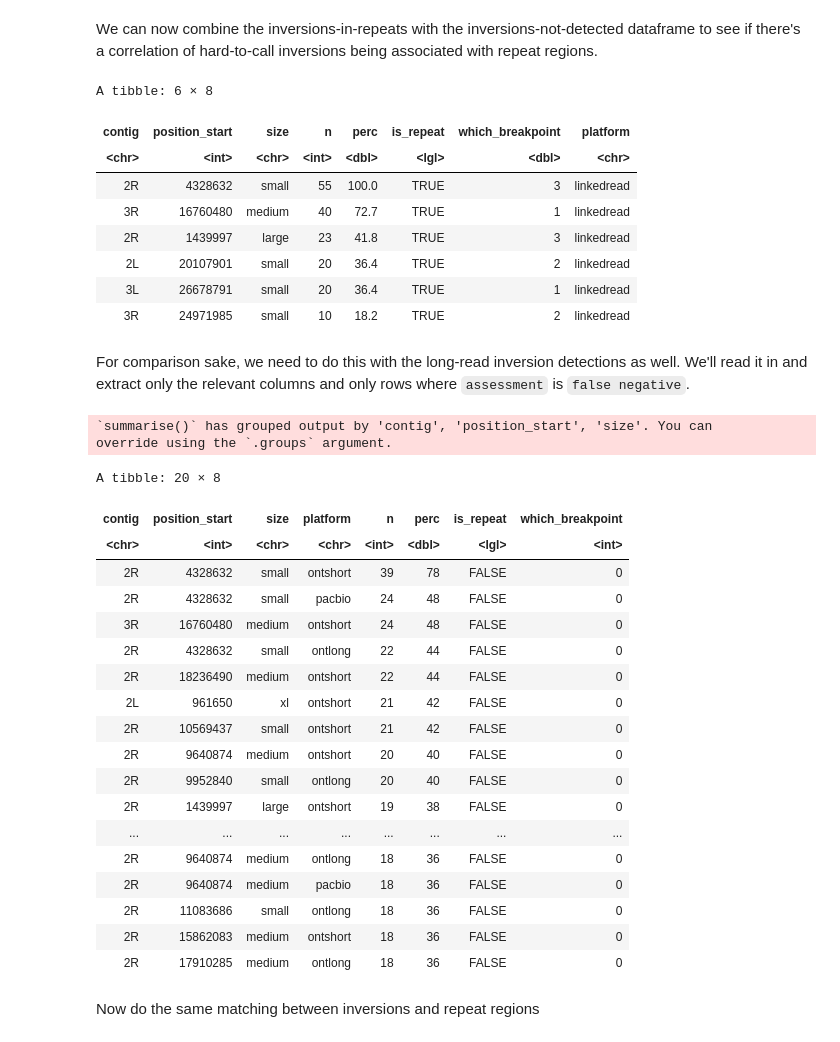
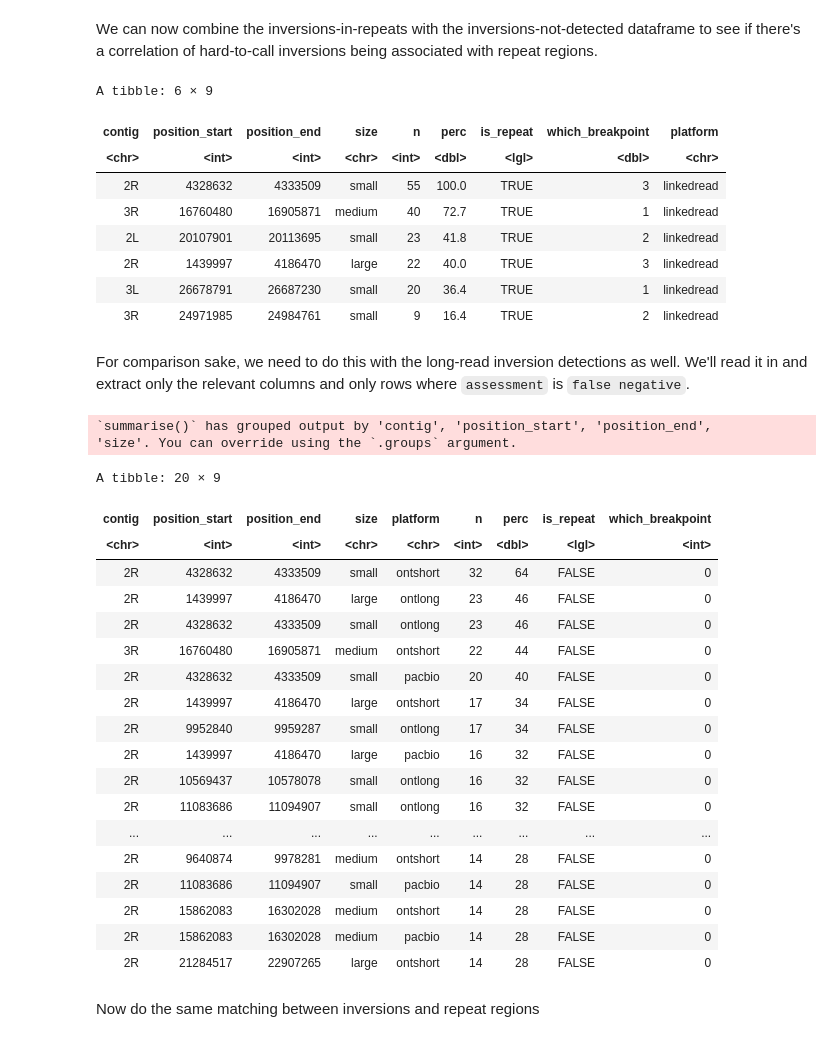
Before and after one commit to pdimens/haplotagging_simulations, a Jupyter notebook: dmel_genome/inversion_repeats_check.ipynb, the cells around one changed output. Saved outputs shown, nothing was run; the diff lists cells and outputs as text; code cells hidden in the pictures.

```diff
--- a/dmel_genome/inversion_repeats_check.ipynb
+++ b/dmel_genome/inversion_repeats_check.ipynb
@@ -133,57 +133,57 @@ for(i in 1:nrow(false_neg)){
     )
     if(length(query) > 0) {
         false_neg$is_repeat[i] <- TRUE
-        false_neg$which_breakpoint[i] <- are_repeats$which_breakpoints[query]
+        false_neg$which_breakpoint[i] <- are_repeats$which_breakpoint[query]
     }
 }
 false_neg$platform <- "linkedread"
 head(arrange(false_neg, desc(is_repeat)))
 # %% [output]
-A tibble: 6 × 8
+A tibble: 6 × 9
-| contig | position_start | size | n | perc | is_repeat | which_breakpoint | platform |
-| <chr> | <int> | <chr> | <int> | <dbl> | <lgl> | <dbl> | <chr> |
-| 2R | 4328632 | small | 55 | 100.0 | TRUE | 3 | linkedread |
-| 3R | 16760480 | medium | 40 | 72.7 | TRUE | 1 | linkedread |
-| 2R | 1439997 | large | 23 | 41.8 | TRUE | 3 | linkedread |
-| 2L | 20107901 | small | 20 | 36.4 | TRUE | 2 | linkedread |
-| 3L | 26678791 | small | 20 | 36.4 | TRUE | 1 | linkedread |
-| 3R | 24971985 | small | 10 | 18.2 | TRUE | 2 | linkedread |
+| contig | position_start | position_end | size | n | perc | is_repeat | which_breakpoint | platform |
+| <chr> | <int> | <int> | <chr> | <int> | <dbl> | <lgl> | <dbl> | <chr> |
+| 2R | 4328632 | 4333509 | small | 55 | 100.0 | TRUE | 3 | linkedread |
+| 3R | 16760480 | 16905871 | medium | 40 | 72.7 | TRUE | 1 | linkedread |
+| 2L | 20107901 | 20113695 | small | 23 | 41.8 | TRUE | 2 | linkedread |
+| 2R | 1439997 | 4186470 | large | 22 | 40.0 | TRUE | 3 | linkedread |
+| 3L | 26678791 | 26687230 | small | 20 | 36.4 | TRUE | 1 | linkedread |
+| 3R | 24971985 | 24984761 | small | 9 | 16.4 | TRUE | 2 | linkedread |
 # %% [markdown]
 For comparison sake, we need to do this with the long-read inversion detections as well. We'll read it in and extract only the relevant columns and only rows where `assessment` is `false negative`.
 # %%
 long_inv <- read.csv("../longread_workflow/longread.sv.assessment", header = T)
-false_neg_long <- group_by(long_inv[,c(2:5, 8,10)], contig, position_start, size, platform) %>%
+false_neg_long <- group_by(long_inv[,c(2:5, 8,10)], contig, position_start, position_end, size, platform) %>%
     mutate(perc = round(sum(assessment == "false negative")/length(assessment) * 100,1)) %>%
     filter(assessment == "false negative") %>%
     summarize(n = length(assessment), perc = unique(perc)) %>%
     ungroup() %>%
     arrange(desc(n))
 false_neg_long$is_repeat <- FALSE
 false_neg_long$which_breakpoint <- as.integer(0)
 
 head(false_neg_long, 20)
 # %% [output]
-`summarise()` has grouped output by 'contig', 'position_start', 'size'. You can
-override using the `.groups` argument.
+`summarise()` has grouped output by 'contig', 'position_start', 'position_end',
+'size'. You can override using the `.groups` argument.
-A tibble: 20 × 8
+A tibble: 20 × 9
-| contig | position_start | size | platform | n | perc | is_repeat | which_breakpoint |
-| <chr> | <int> | <chr> | <chr> | <int> | <dbl> | <lgl> | <int> |
-| 2R | 4328632 | small | ontshort | 39 | 78 | FALSE | 0 |
-| 2R | 4328632 | small | pacbio | 24 | 48 | FALSE | 0 |
-| 3R | 16760480 | medium | ontshort | 24 | 48 | FALSE | 0 |
-| 2R | 4328632 | small | ontlong | 22 | 44 | FALSE | 0 |
-| 2R | 18236490 | medium | ontshort | 22 | 44 | FALSE | 0 |
-| 2L | 961650 | xl | ontshort | 21 | 42 | FALSE | 0 |
-| 2R | 10569437 | small | ontshort | 21 | 42 | FALSE | 0 |
-| 2R | 9640874 | medium | ontshort | 20 | 40 | FALSE | 0 |
-| 2R | 9952840 | small | ontlong | 20 | 40 | FALSE | 0 |
-| 2R | 1439997 | large | ontshort | 19 | 38 | FALSE | 0 |
-| ... | ... | ... | ... | ... | ... | ... | ... |
-| 2R | 9640874 | medium | ontlong | 18 | 36 | FALSE | 0 |
-| 2R | 9640874 | medium | pacbio | 18 | 36 | FALSE | 0 |
-| 2R | 11083686 | small | ontlong | 18 | 36 | FALSE | 0 |
-| 2R | 15862083 | medium | ontshort | 18 | 36 | FALSE | 0 |
-| 2R | 17910285 | medium | ontlong | 18 | 36 | FALSE | 0 |
+| contig | position_start | position_end | size | platform | n | perc | is_repeat | which_breakpoint |
+| <chr> | <int> | <int> | <chr> | <chr> | <int> | <dbl> | <lgl> | <int> |
+| 2R | 4328632 | 4333509 | small | ontshort | 32 | 64 | FALSE | 0 |
+| 2R | 1439997 | 4186470 | large | ontlong | 23 | 46 | FALSE | 0 |
+| 2R | 4328632 | 4333509 | small | ontlong | 23 | 46 | FALSE | 0 |
+| 3R | 16760480 | 16905871 | medium | ontshort | 22 | 44 | FALSE | 0 |
+| 2R | 4328632 | 4333509 | small | pacbio | 20 | 40 | FALSE | 0 |
+| 2R | 1439997 | 4186470 | large | ontshort | 17 | 34 | FALSE | 0 |
+| 2R | 9952840 | 9959287 | small | ontlong | 17 | 34 | FALSE | 0 |
+| 2R | 1439997 | 4186470 | large | pacbio | 16 | 32 | FALSE | 0 |
+| 2R | 10569437 | 10578078 | small | ontlong | 16 | 32 | FALSE | 0 |
+| 2R | 11083686 | 11094907 | small | ontlong | 16 | 32 | FALSE | 0 |
+| ... | ... | ... | ... | ... | ... | ... | ... | ... |
+| 2R | 9640874 | 9978281 | medium | ontshort | 14 | 28 | FALSE | 0 |
+| 2R | 11083686 | 11094907 | small | pacbio | 14 | 28 | FALSE | 0 |
+| 2R | 15862083 | 16302028 | medium | ontshort | 14 | 28 | FALSE | 0 |
+| 2R | 15862083 | 16302028 | medium | pacbio | 14 | 28 | FALSE | 0 |
+| 2R | 21284517 | 22907265 | large | ontshort | 14 | 28 | FALSE | 0 |
 # %% [markdown]
 Now do the same matching between inversions and repeat regions
 # %%
```
Also changed, not shown: parts of 11 cells of this notebook.
